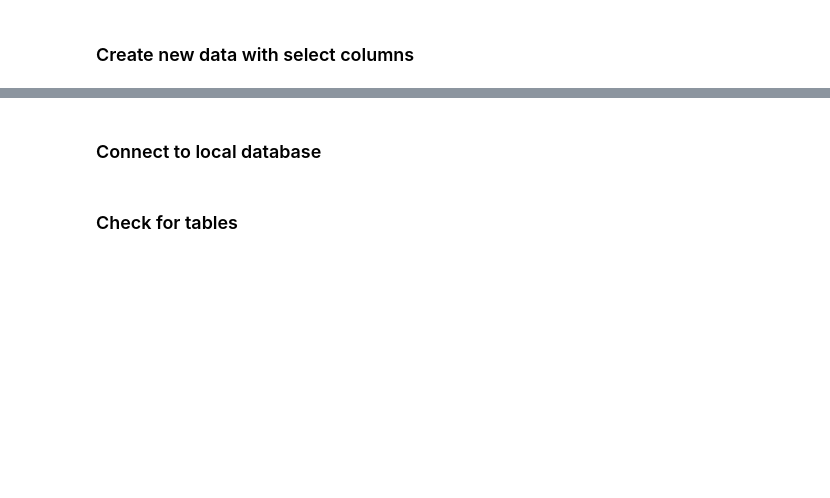
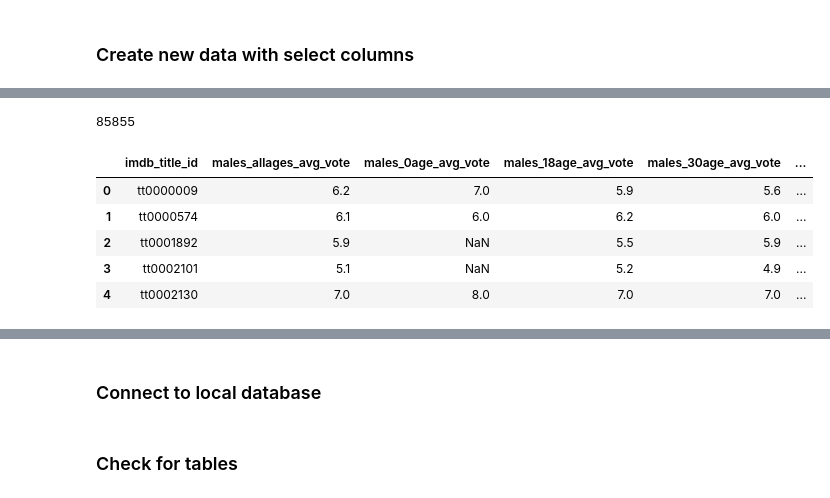
Before and after one commit to travisstowell/ETLProject, a Jupyter notebook: data_etl.ipynb, the cells around one changed output, grey strips where cells are left out. Cells and saved outputs as stored; diff of their text form; code cells hidden in the pictures; blank space fills up the shorter version.

```diff
--- a/data_etl.ipynb
+++ b/data_etl.ipynb
@@ -53,0 +44,12 @@ new_customer_location_df.head()
+# %%
+new_imdb_df = imdb_df[['imdb_title_id', 'males_allages_avg_vote','males_0age_avg_vote','males_18age_avg_vote','males_30age_avg_vote','males_45age_avg_vote','females_allages_avg_vote','females_0age_avg_vote','females_18age_avg_vote','females_30age_avg_vote','females_45age_avg_vote']].copy()
+print(len(new_imdb_df))
+new_imdb_df.head()
+# %% [output]
+85855
+|  | imdb_title_id | males_allages_avg_vote | males_0age_avg_vote | males_18age_avg_vote | males_30age_avg_vote | ... |
+| 0 | tt0000009 | 6.2 | 7.0 | 5.9 | 5.6 | ... |
+| 1 | tt0000574 | 6.1 | 6.0 | 6.2 | 6.0 | ... |
+| 2 | tt0001892 | 5.9 | NaN | 5.5 | 5.9 | ... |
+| 3 | tt0002101 | 5.1 | NaN | 5.2 | 4.9 | ... |
+| 4 | tt0002130 | 7.0 | 8.0 | 7.0 | 7.0 | ... |
```
Also changed, not shown: parts of 14 cells of this notebook, 1 other file.
